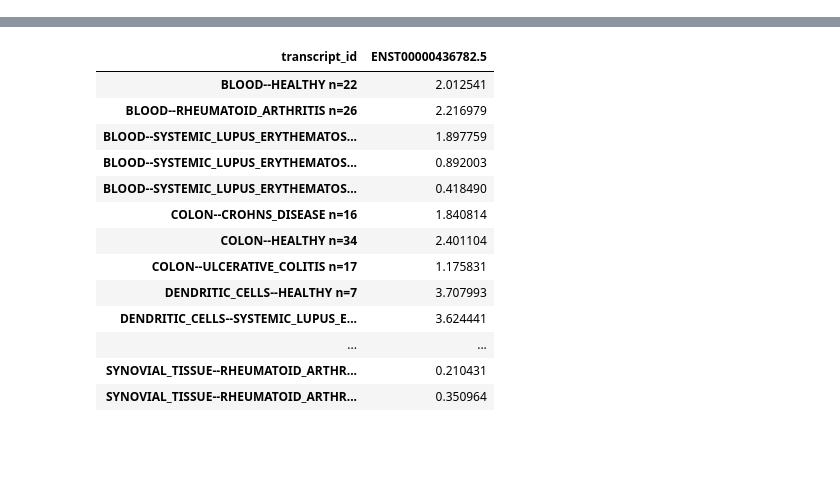
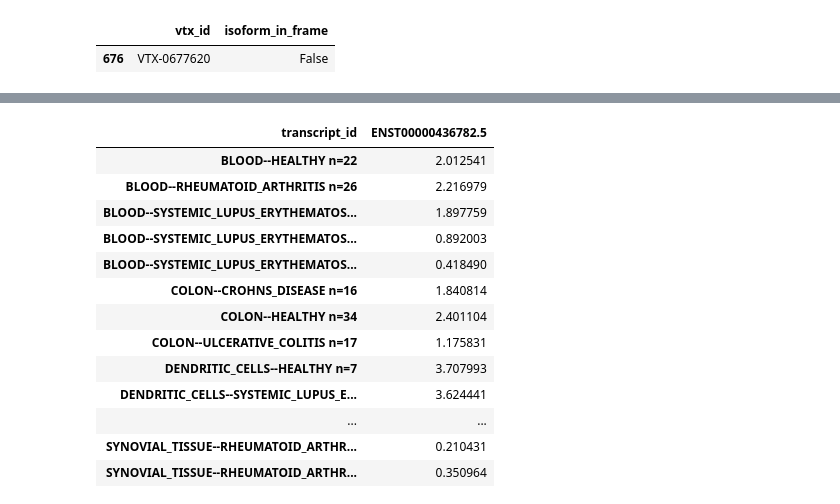
Before and after one commit to veliatx/dashboard, a Jupyter notebook: dashboard/testing.ipynb, the cells around one changed output, grey strips where cells are left out. Drawn from its saved outputs; the diff is of its cells as text; code cells hidden in the pictures; blank space fills up the shorter version.

```diff
--- a/dashboard/testing.ipynb
+++ b/dashboard/testing.ipynb
@@ -9,0 +67,5 @@ The autoreload extension is already loaded. To reload it, use:
+# %%
+isoforms[isoforms['vtx_id']=='VTX-0677620']
+# %% [output]
+|  | vtx_id | isoform_in_frame |
+| 676 | VTX-0677620 | False |
```
Also changed, not shown: parts of 13 cells of this notebook, 4 other files.
